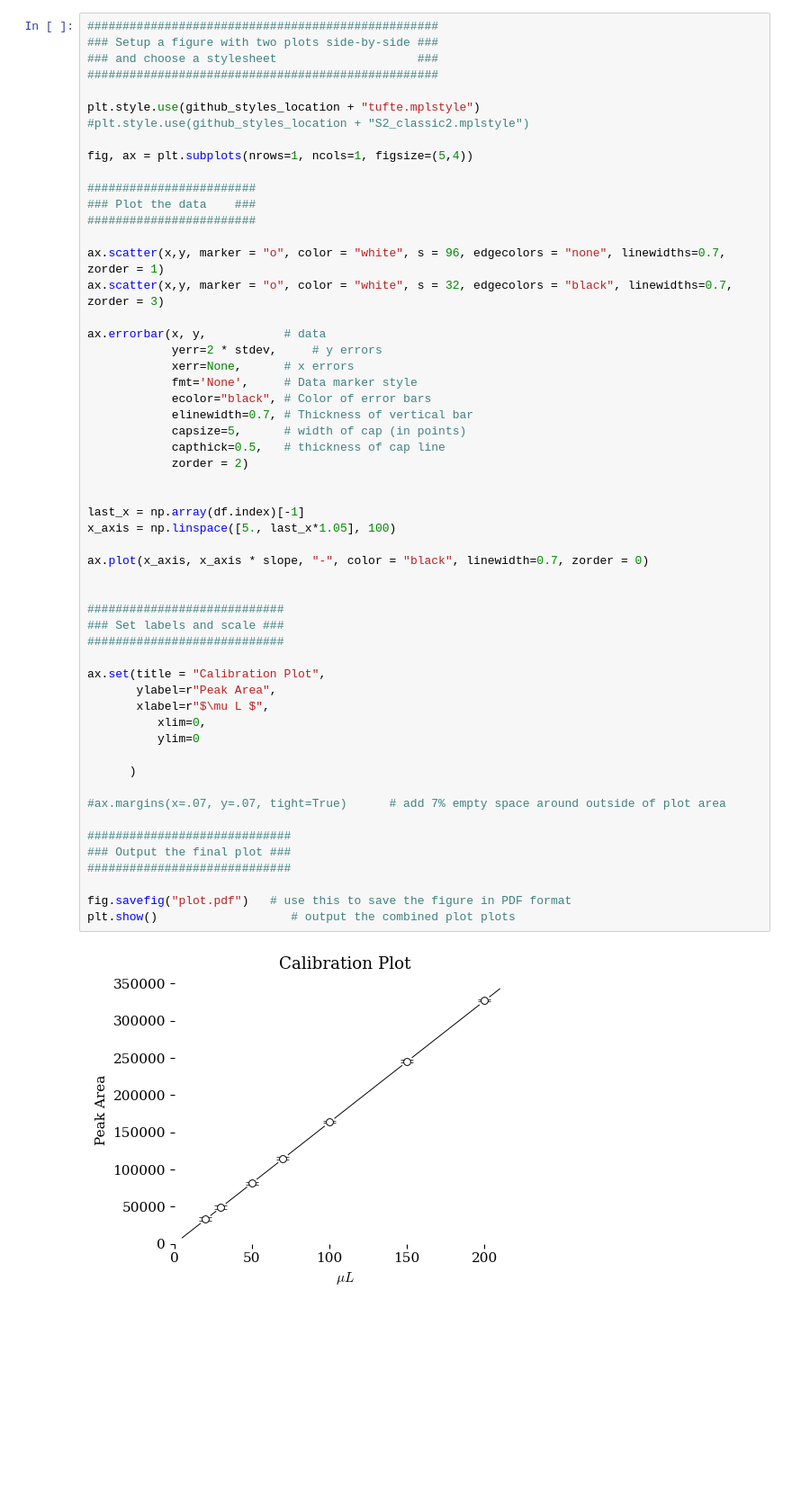
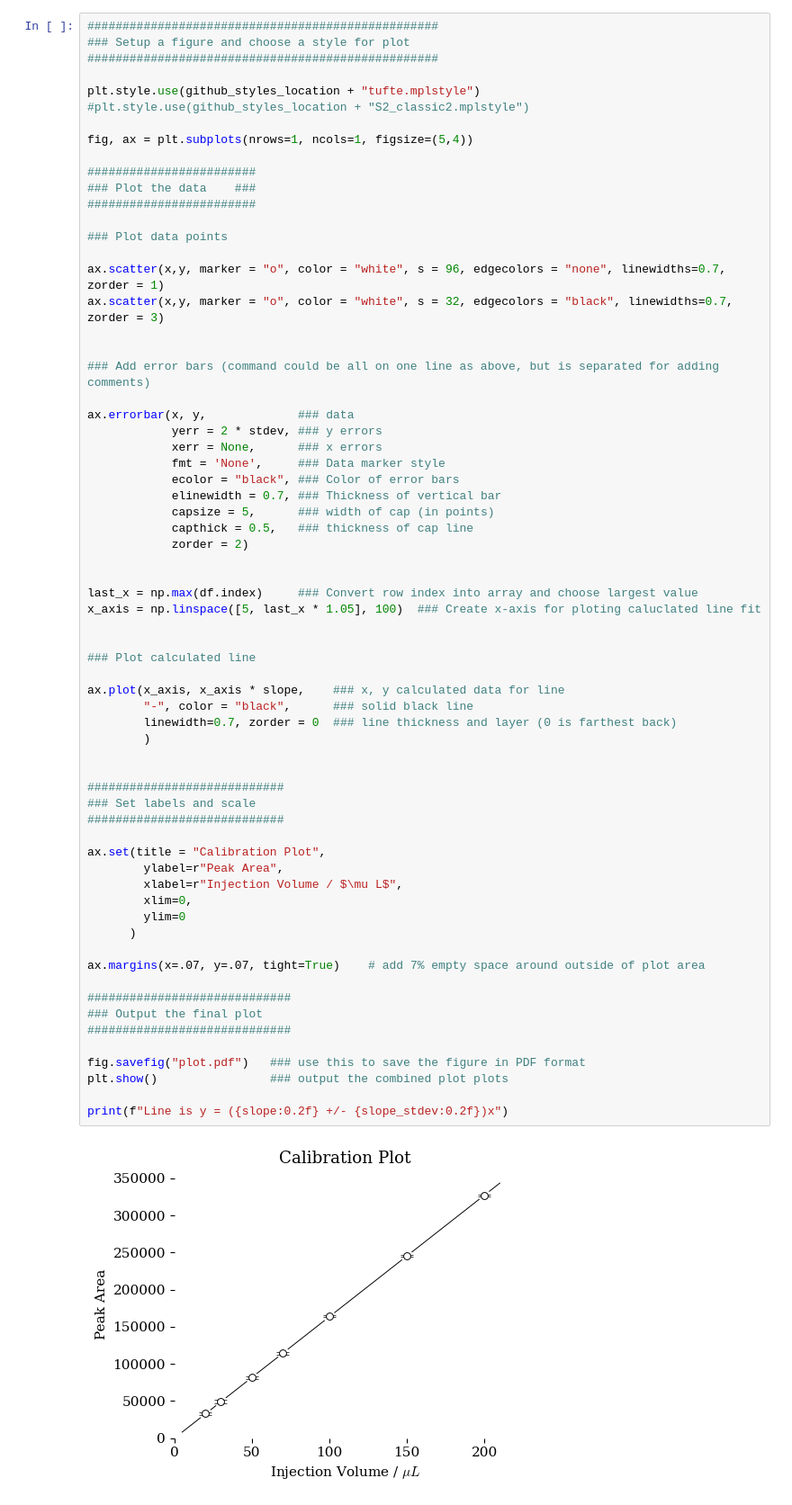
Before and after one commit to blinkletter/3530Biochem, a Jupyter notebook: Permethrin/Permethrin_Calibration_means.ipynb, the cells around one changed output. Shown: that part at 90% size. Cells and saved outputs as stored; diff of their text form; blank space fills up the shorter version.

```diff
--- a/Permethrin/Permethrin_Calibration_means.ipynb
+++ b/Permethrin/Permethrin_Calibration_means.ipynb
@@ -86,57 +118,68 @@ Line is y = (1632.96 +/- 4.64)x
 # %%
 ##################################################
-### Setup a figure with two plots side-by-side ###
-### and choose a stylesheet                    ###
+### Setup a figure and choose a style for plot
 ##################################################
 
 plt.style.use(github_styles_location + "tufte.mplstyle")
 #plt.style.use(github_styles_location + "S2_classic2.mplstyle")
 
 fig, ax = plt.subplots(nrows=1, ncols=1, figsize=(5,4))
 
 ########################
 ### Plot the data    ###
 ########################
 
+### Plot data points
+
 ax.scatter(x,y, marker = "o", color = "white", s = 96, edgecolors = "none", linewidths=0.7, zorder = 1)
 ax.scatter(x,y, marker = "o", color = "white", s = 32, edgecolors = "black", linewidths=0.7, zorder = 3)
 
-ax.errorbar(x, y,           # data
-            yerr=2 * stdev,     # y errors
-            xerr=None,      # x errors
-            fmt='None',     # Data marker style
-            ecolor="black", # Color of error bars
-            elinewidth=0.7, # Thickness of vertical bar
-            capsize=5,      # width of cap (in points)
-            capthick=0.5,   # thickness of cap line
+
+### Add error bars (command could be all on one line as above, but is separated for adding comments)
+
+ax.errorbar(x, y,             ### data
+            yerr = 2 * stdev, ### y errors
+            xerr = None,      ### x errors
+            fmt = 'None',     ### Data marker style
+            ecolor = "black", ### Color of error bars
+            elinewidth = 0.7, ### Thickness of vertical bar
+            capsize = 5,      ### width of cap (in points)
+            capthick = 0.5,   ### thickness of cap line
             zorder = 2)
 
 
-last_x = np.array(df.index)[-1]
-x_axis = np.linspace([5., last_x*1.05], 100)
+last_x = np.max(df.index)     ### Convert row index into array and choose largest value
+x_axis = np.linspace([5, last_x * 1.05], 100)  ### Create x-axis for ploting caluclated line fit
 
-ax.plot(x_axis, x_axis * slope, "-", color = "black", linewidth=0.7, zorder = 0)
+
+### Plot calculated line
+
+ax.plot(x_axis, x_axis * slope,    ### x, y calculated data for line
+        "-", color = "black",      ### solid black line
+        linewidth=0.7, zorder = 0  ### line thickness and layer (0 is farthest back)
+        )
 
 
 ############################
-### Set labels and scale ###
+### Set labels and scale
 ############################
 
 ax.set(title = "Calibration Plot",
-       ylabel=r"Peak Area",
-       xlabel=r"$\mu L $",
-          xlim=0,
-          ylim=0
-
+        ylabel=r"Peak Area",
+        xlabel=r"Injection Volume / $\mu L$",
+        xlim=0,
+        ylim=0
       )
 
-#ax.margins(x=.07, y=.07, tight=True)      # add 7% empty space around outside of plot area
+ax.margins(x=.07, y=.07, tight=True)    # add 7% empty space around outside of plot area
 
 #############################
-### Output the final plot ###
+### Output the final plot
 #############################
 
-fig.savefig("plot.pdf")   # use this to save the figure in PDF format
-plt.show()                   # output the combined plot plots
+fig.savefig("plot.pdf")   ### use this to save the figure in PDF format
+plt.show()                ### output the combined plot plots
+
+print(f"Line is y = ({slope:0.2f} +/- {slope_stdev:0.2f})x")
 # %% [output]
-[figure, old version]
+[figure, new version]
```
Also changed, not shown: parts of 13 cells of this notebook, 1 other file.
